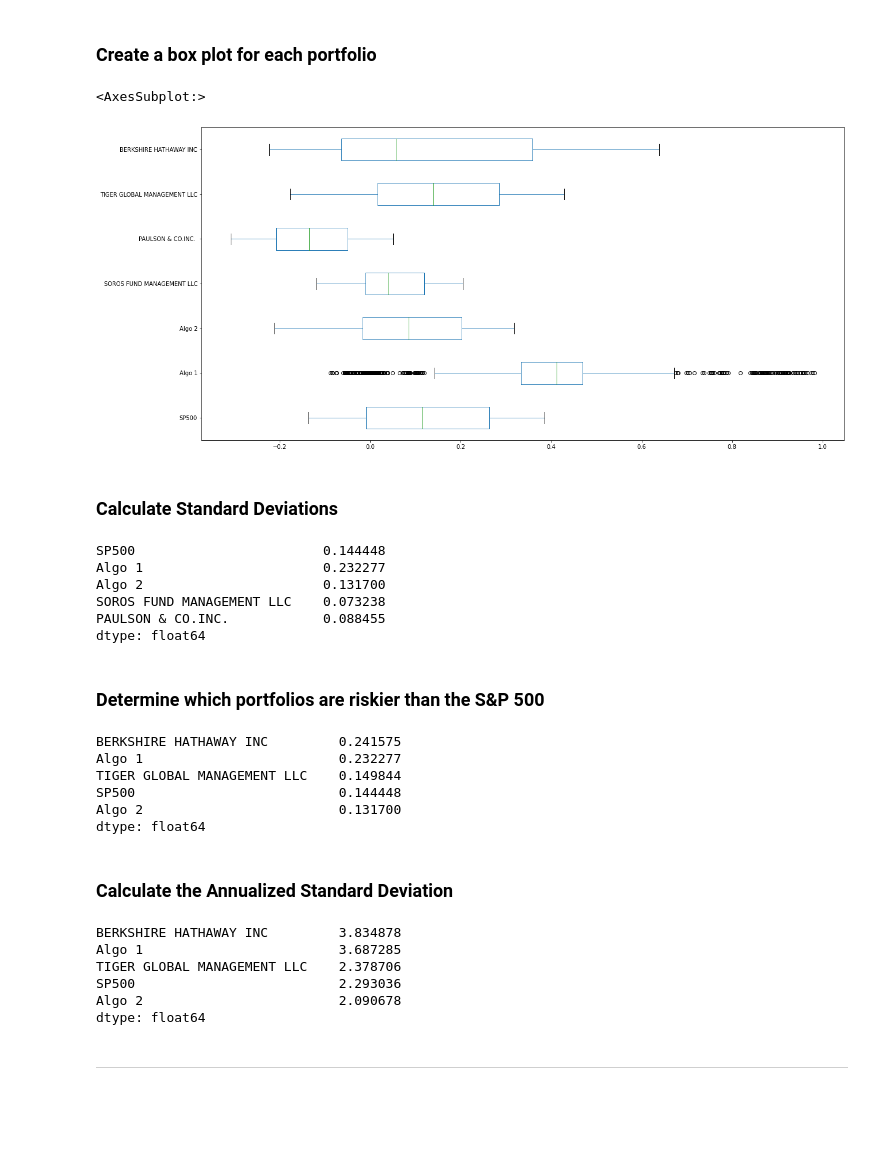
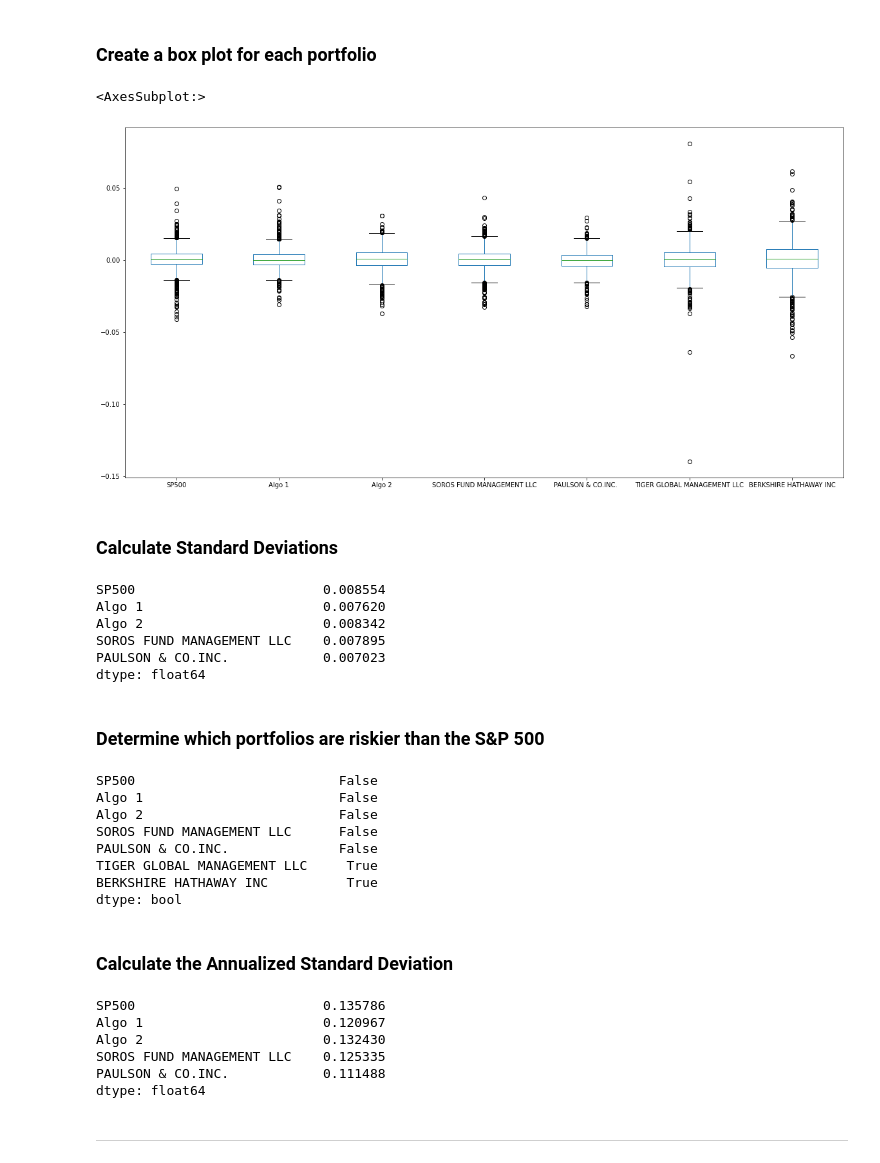
Before and after one commit to BRENNANSEANM/pandas-homework, a Jupyter notebook: Whale/whale_analysis.ipynb, the cells around one changed output. Saved outputs shown, nothing was run; the diff lists cells and outputs as text; code cells hidden in the pictures; blank space fills up the shorter version.

```diff
--- a/Whale/whale_analysis.ipynb
+++ b/Whale/whale_analysis.ipynb
@@ -153,7 +154,6 @@ sp500_dr.head()
 # %%
 # Join Whale Returns, Algorithmic Returns, and the S&P 500 Returns into a single DataFrame with columns for each portfolio's returns.
 portfolio_col = pd.concat([sp500_dr, algo_df, whale_df], axis="columns", join="inner")
-portfolio_col.sort_index(inplace=True)
 portfolio_col
 # %% [output]
 |  | SP500 | Algo 1 | Algo 2 | SOROS FUND MANAGEMENT LLC | PAULSON & CO.INC. | TIGER GLOBAL MANAGEMENT LLC | ... |
@@ -213,51 +238,52 @@ Determine the _risk_ of each portfolio:
 ### Create a box plot for each portfolio
 # %%
 # Box plot to visually show risk
-cumulative_returns.plot.box(vert=False, figsize=(20,10))
+portfolio_col.plot.box(figsize=(20,10))
 # %% [output]
 <AxesSubplot:>
-[figure, old version]
+[figure, new version]
 # %% [markdown]
 ### Calculate Standard Deviations
 # %%
 # Calculate the daily standard deviations of all portfolios
-cumulative_std = cumulative_returns.std()
-cumulative_std.head()
+portfolio_std = portfolio_col.std()
+portfolio_std.head()
 # %% [output]
-SP500                        0.144448
-Algo 1                       0.232277
-Algo 2                       0.131700
-SOROS FUND MANAGEMENT LLC    0.073238
-PAULSON & CO.INC.            0.088455
+SP500                        0.008554
+Algo 1                       0.007620
+Algo 2                       0.008342
+SOROS FUND MANAGEMENT LLC    0.007895
+PAULSON & CO.INC.            0.007023
 dtype: float64
 # %% [markdown]
 ### Determine which portfolios are riskier than the S&P 500
 # %%
 # Calculate  the daily standard deviation of S&P 500
-sp500_dr.std()
+sp500_std = portfolio_col['SP500'].std()
 
 # Determine which portfolios are riskier than the S&P 500
-cumulative_std = cumulative_std.sort_values(ascending=False)
-cumulative_std.head()
+portfolio_col.std() > sp500_std
 # %% [output]
-BERKSHIRE HATHAWAY INC         0.241575
-Algo 1                         0.232277
-TIGER GLOBAL MANAGEMENT LLC    0.149844
-SP500                          0.144448
-Algo 2                         0.131700
-dtype: float64
+SP500                          False
+Algo 1                         False
+Algo 2                         False
+SOROS FUND MANAGEMENT LLC      False
+PAULSON & CO.INC.              False
+TIGER GLOBAL MANAGEMENT LLC     True
+BERKSHIRE HATHAWAY INC          True
+dtype: bool
 # %% [markdown]
 ### Calculate the Annualized Standard Deviation
 # %%
 # Calculate the annualized standard deviation (252 trading days)
-cumulative_an_std = cumulative_std * np.sqrt(252)
-cumulative_an_std.head()
+portfolio_an_std = portfolio_std * np.sqrt(252)
+portfolio_an_std.head()
 # %% [output]
-BERKSHIRE HATHAWAY INC         3.834878
-Algo 1                         3.687285
-TIGER GLOBAL MANAGEMENT LLC    2.378706
-SP500                          2.293036
-Algo 2                         2.090678
+SP500                        0.135786
+Algo 1                       0.120967
+Algo 2                       0.132430
+SOROS FUND MANAGEMENT LLC    0.125335
+PAULSON & CO.INC.            0.111488
 dtype: float64
 # %% [markdown]
 ---
```
Also changed, not shown: parts of 38 cells of this notebook, 1 other file.
